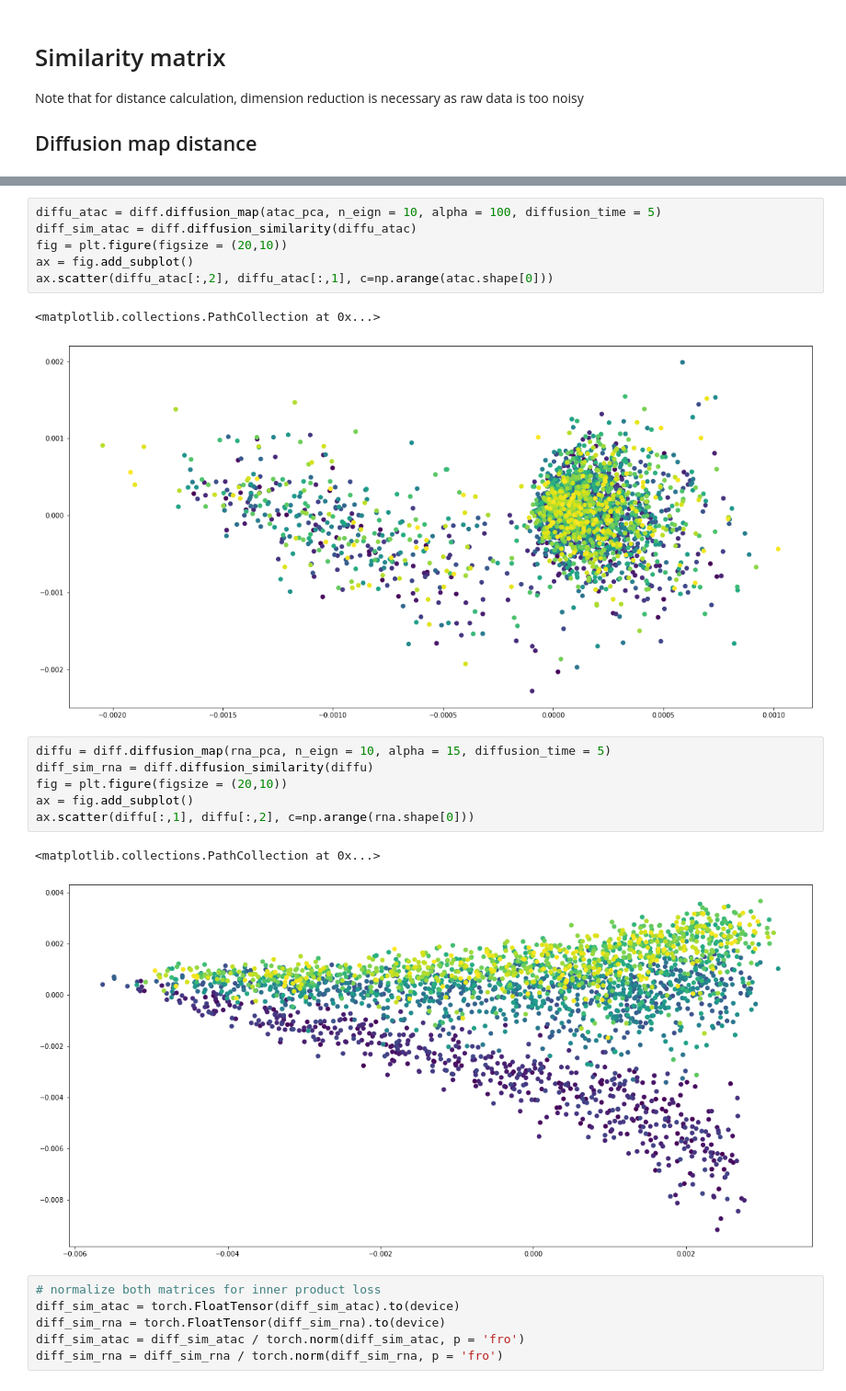
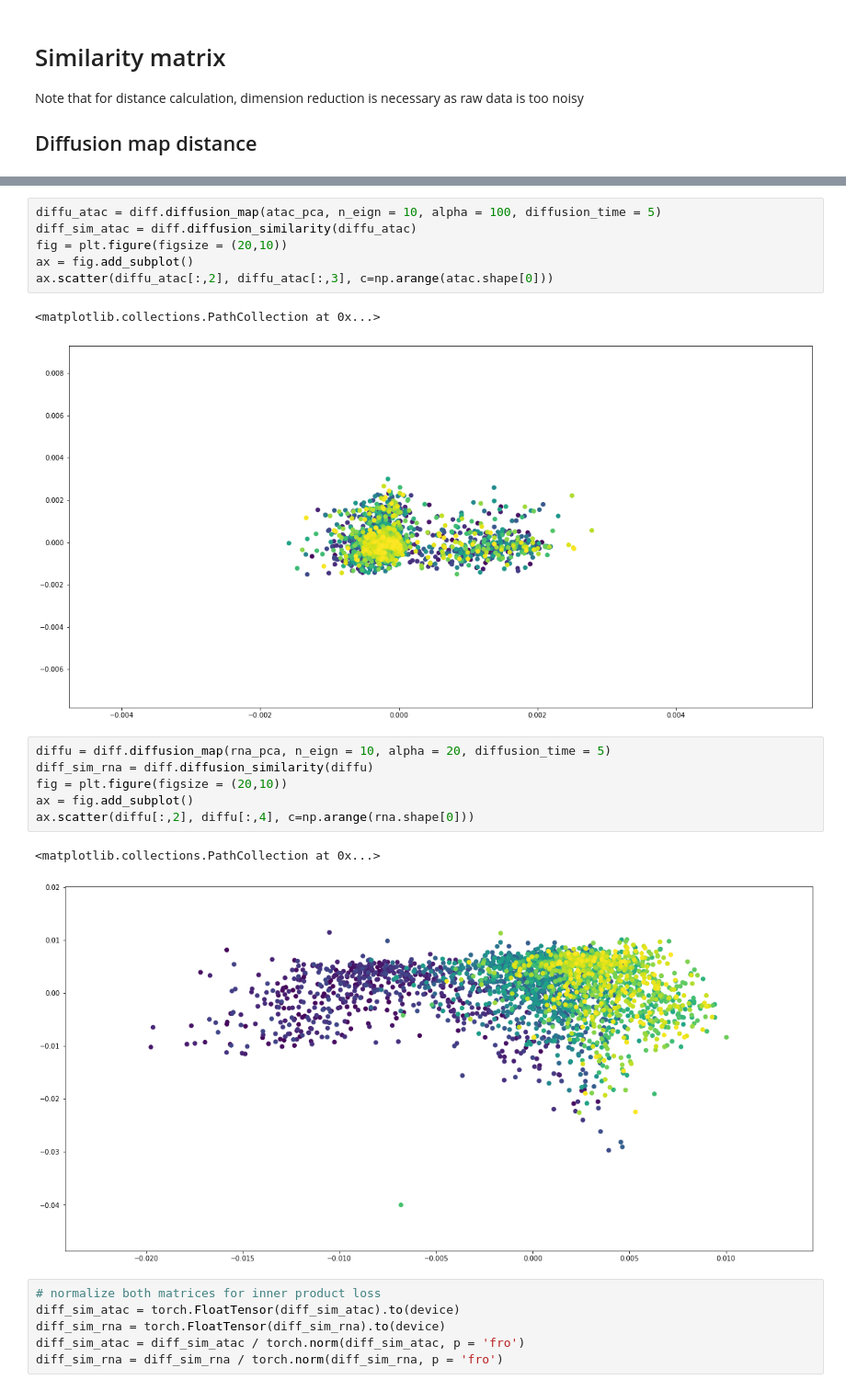
Before and after one commit to cyang389/JointTI, a Jupyter notebook: AE_integration.ipynb, the cells around one changed output, grey strips where cells are left out. Shown at 92% size. Saved outputs shown, nothing was run; the diff lists cells and outputs as text.

```diff
--- a/AE_integration.ipynb
+++ b/AE_integration.ipynb
@@ -43,19 +40,19 @@ diffu_atac = diff.diffusion_map(atac_pca, n_eign = 10, alpha = 100, diffusion_ti
 diff_sim_atac = diff.diffusion_similarity(diffu_atac)
 fig = plt.figure(figsize = (20,10))
 ax = fig.add_subplot()
-ax.scatter(diffu_atac[:,2], diffu_atac[:,1], c=np.arange(atac.shape[0]))
+ax.scatter(diffu_atac[:,2], diffu_atac[:,3], c=np.arange(atac.shape[0]))
 # %% [output]
 <matplotlib.collections.PathCollection at 0x...>
-[figure, old version]
+[figure, new version]
 # %%
-diffu = diff.diffusion_map(rna_pca, n_eign = 10, alpha = 15, diffusion_time = 5)
+diffu = diff.diffusion_map(rna_pca, n_eign = 10, alpha = 20, diffusion_time = 5)
 diff_sim_rna = diff.diffusion_similarity(diffu)
 fig = plt.figure(figsize = (20,10))
 ax = fig.add_subplot()
-ax.scatter(diffu[:,1], diffu[:,2], c=np.arange(rna.shape[0]))
+ax.scatter(diffu[:,2], diffu[:,4], c=np.arange(rna.shape[0]))
 # %% [output]
 <matplotlib.collections.PathCollection at 0x...>
-[figure, old version]
+[figure, new version]
 # %%
 # normalize both matrices for inner product loss
 diff_sim_atac = torch.FloatTensor(diff_sim_atac).to(device)
```
Also changed, not shown: parts of 15 cells of this notebook, 5 other files.
